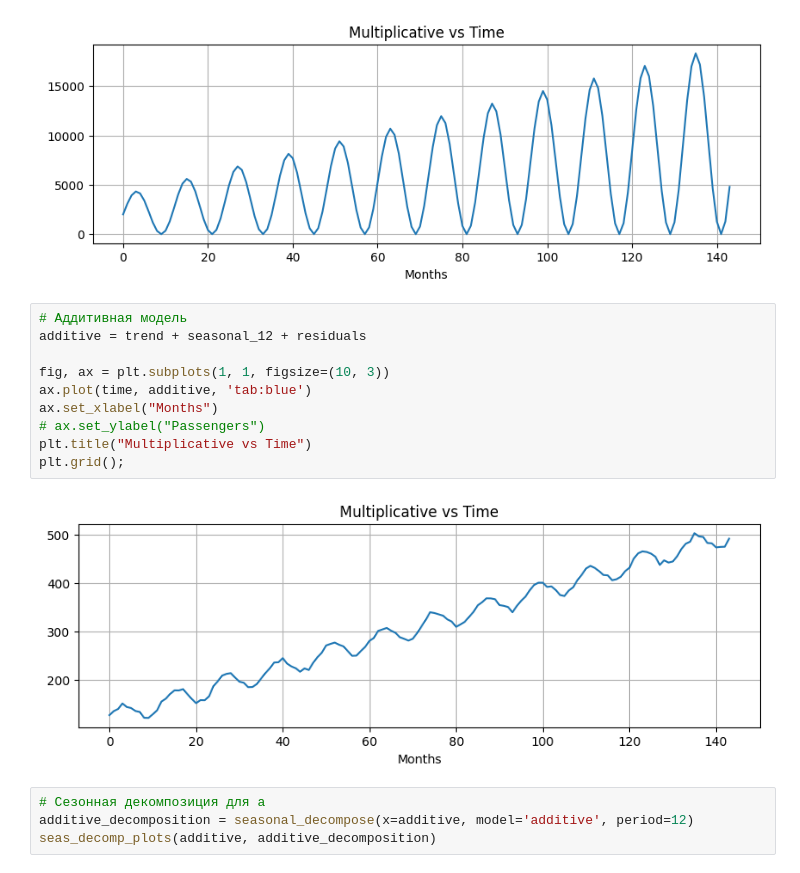
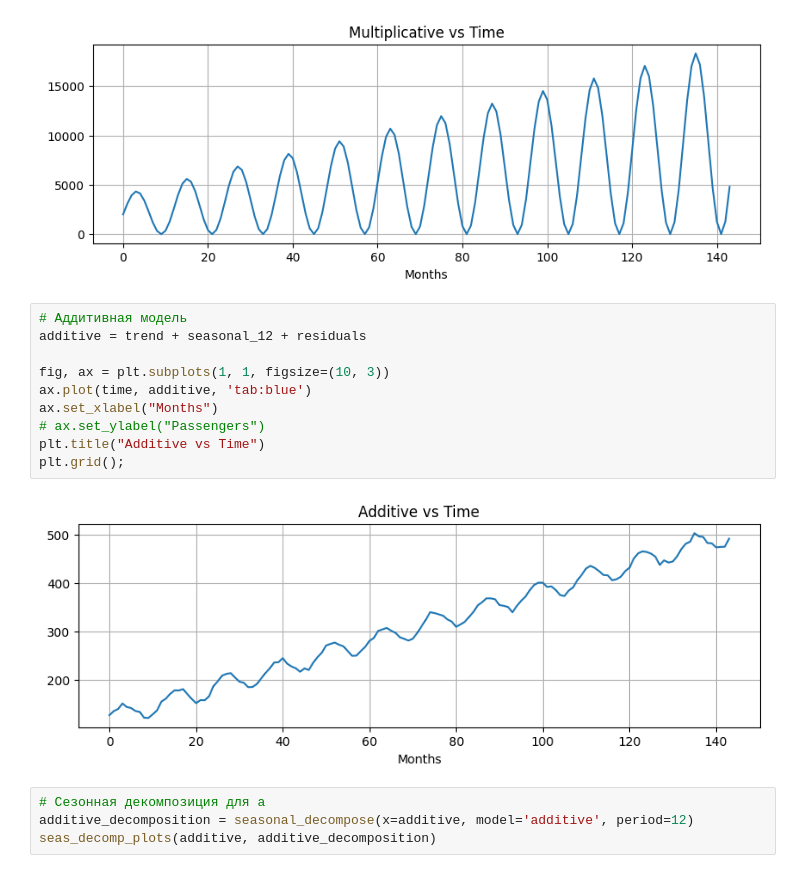
Before and after one commit to QS1lE/ml_time.series.2, a Jupyter notebook: practice 1/1 introduction_to_time_series.ipynb, the cells around one changed output. Saved outputs shown, nothing was run; the diff lists cells and outputs as text.

```diff
--- a/practice 1/1 introduction_to_time_series.ipynb
+++ b/practice 1/1 introduction_to_time_series.ipynb
@@ -517,15 +517,15 @@ plt.grid();
 # %%
 # Аддитивная модель
 additive = trend + seasonal_12 + residuals
 
 fig, ax = plt.subplots(1, 1, figsize=(10, 3))
 ax.plot(time, additive, 'tab:blue')
 ax.set_xlabel("Months")
 # ax.set_ylabel("Passengers")
-plt.title("Multiplicative vs Time")
+plt.title("Additive vs Time")
 plt.grid();
 # %% [output]
-[figure, old version]
+[figure, new version]
 # %%
 # Сезонная декомпозиция для а
 additive_decomposition = seasonal_decompose(x=additive, model='additive', period=12)
```
Also changed, not shown: parts of 2 cells of this notebook.
